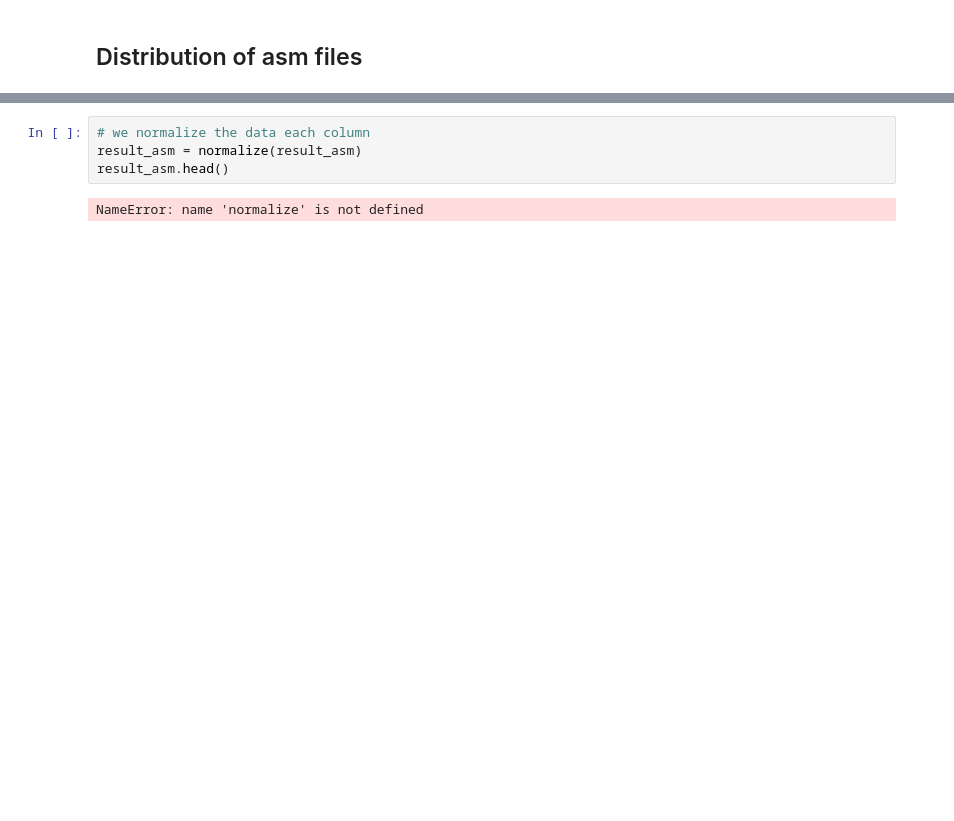
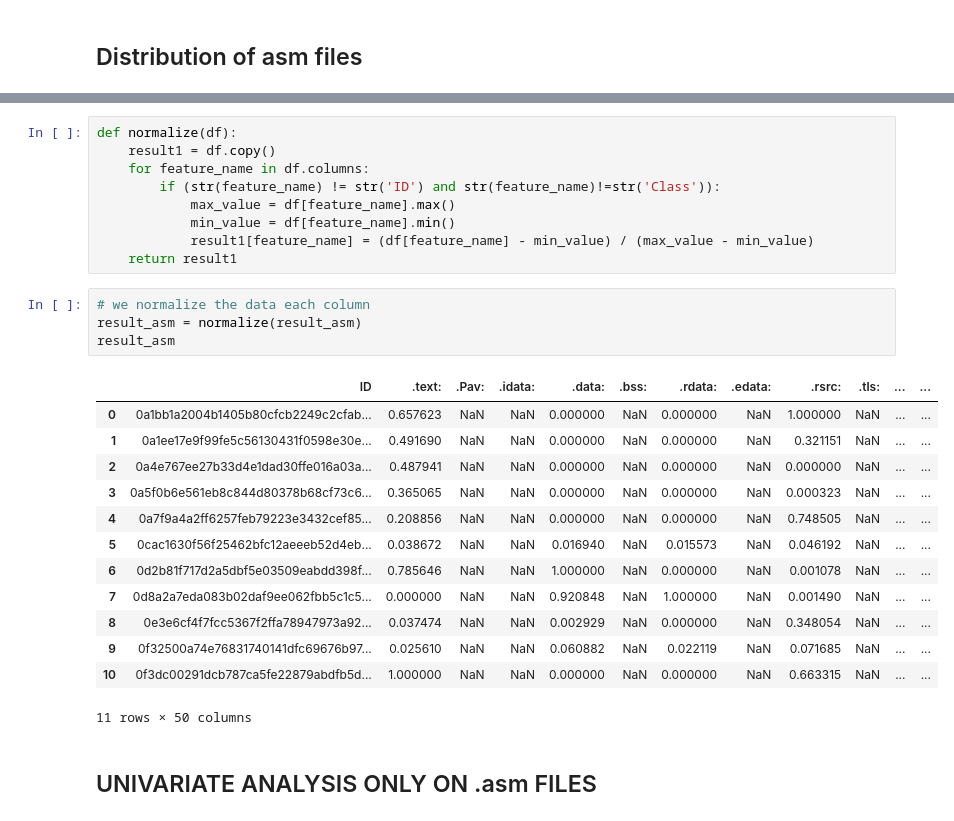
Before and after one commit to therawbit/Major-Project, a Jupyter notebook: Malware_Classification.ipynb, the cells around one changed output, grey strips where cells are left out. Drawn from its saved outputs; the diff is of its cells as text; blank space fills up the shorter version.

```diff
--- a/Malware_Classification.ipynb
+++ b/Malware_Classification.ipynb
@@ -216,6 +235,29 @@ result_asm.head()
+# %%
+def normalize(df):
+    result1 = df.copy()
+    for feature_name in df.columns:
+        if (str(feature_name) != str('ID') and str(feature_name)!=str('Class')):
+            max_value = df[feature_name].max()
+            min_value = df[feature_name].min()
+            result1[feature_name] = (df[feature_name] - min_value) / (max_value - min_value)
+    return result1
 # %%
 # we normalize the data each column
 result_asm = normalize(result_asm)
-result_asm.head()
+result_asm
 # %% [output]
+|  | ID | .text: | .Pav: | .idata: | .data: | .bss: | .rdata: | .edata: | .rsrc: | .tls: | ... | ... |
+| 0 | 0a1bb1a2004b1405b80cfcb2249c2cfab... | 0.657623 | NaN | NaN | 0.000000 | NaN | 0.000000 | NaN | 1.000000 | NaN | ... | ... |
+| 1 | 0a1ee17e9f99fe5c56130431f0598e30e... | 0.491690 | NaN | NaN | 0.000000 | NaN | 0.000000 | NaN | 0.321151 | NaN | ... | ... |
+| 2 | 0a4e767ee27b33d4e1dad30ffe016a03a... | 0.487941 | NaN | NaN | 0.000000 | NaN | 0.000000 | NaN | 0.000000 | NaN | ... | ... |
+| 3 | 0a5f0b6e561eb8c844d80378b68cf73c6... | 0.365065 | NaN | NaN | 0.000000 | NaN | 0.000000 | NaN | 0.000323 | NaN | ... | ... |
+| 4 | 0a7f9a4a2ff6257feb79223e3432cef85... | 0.208856 | NaN | NaN | 0.000000 | NaN | 0.000000 | NaN | 0.748505 | NaN | ... | ... |
+| 5 | 0cac1630f56f25462bfc12aeeeb52d4eb... | 0.038672 | NaN | NaN | 0.016940 | NaN | 0.015573 | NaN | 0.046192 | NaN | ... | ... |
+| 6 | 0d2b81f717d2a5dbf5e03509eabdd398f... | 0.785646 | NaN | NaN | 1.000000 | NaN | 0.000000 | NaN | 0.001078 | NaN | ... | ... |
+| 7 | 0d8a2a7eda083b02daf9ee062fbb5c1c5... | 0.000000 | NaN | NaN | 0.920848 | NaN | 1.000000 | NaN | 0.001490 | NaN | ... | ... |
+| 8 | 0e3e6cf4f7fcc5367f2ffa78947973a92... | 0.037474 | NaN | NaN | 0.002929 | NaN | 0.000000 | NaN | 0.348054 | NaN | ... | ... |
+| 9 | 0f32500a74e76831740141dfc69676b97... | 0.025610 | NaN | NaN | 0.060882 | NaN | 0.022119 | NaN | 0.071685 | NaN | ... | ... |
+| 10 | 0f3dc00291dcb787ca5fe22879abdfb5d... | 1.000000 | NaN | NaN | 0.000000 | NaN | 0.000000 | NaN | 0.663315 | NaN | ... | ... |
-NameError: name 'normalize' is not defined
+11 rows × 50 columns
+# %% [markdown]
+## UNIVARIATE ANALYSIS ONLY ON .asm FILES
```
Also changed, not shown: parts of 28 cells of this notebook, 1 other file.
